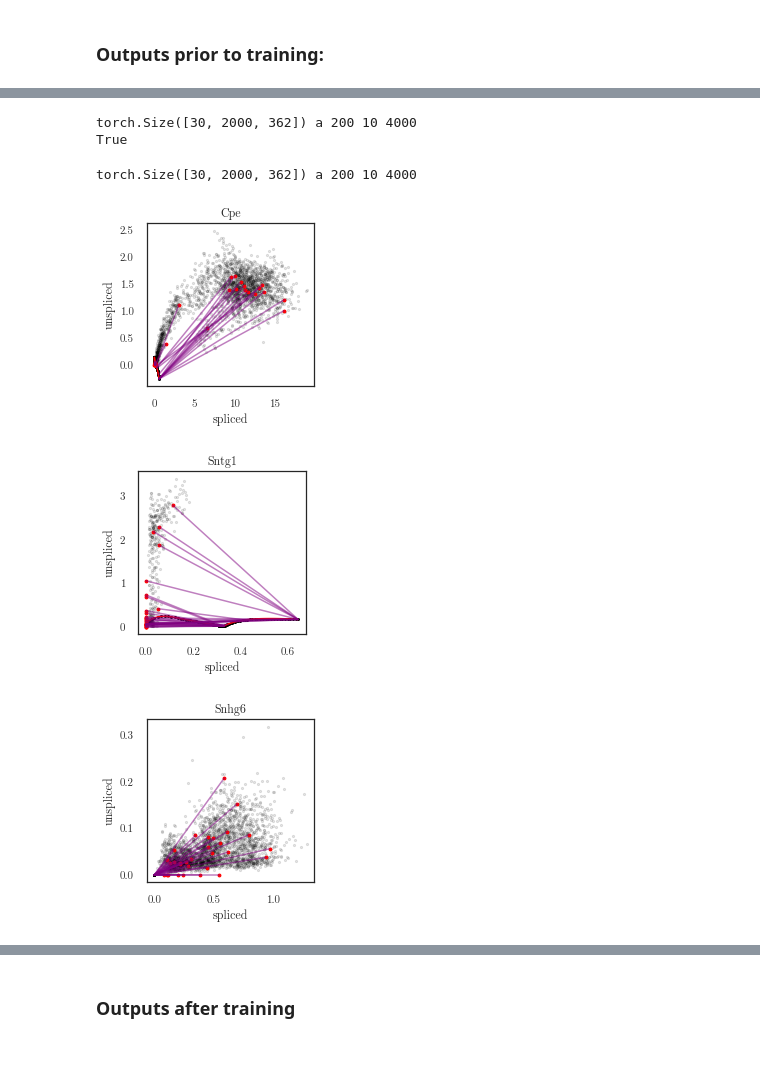
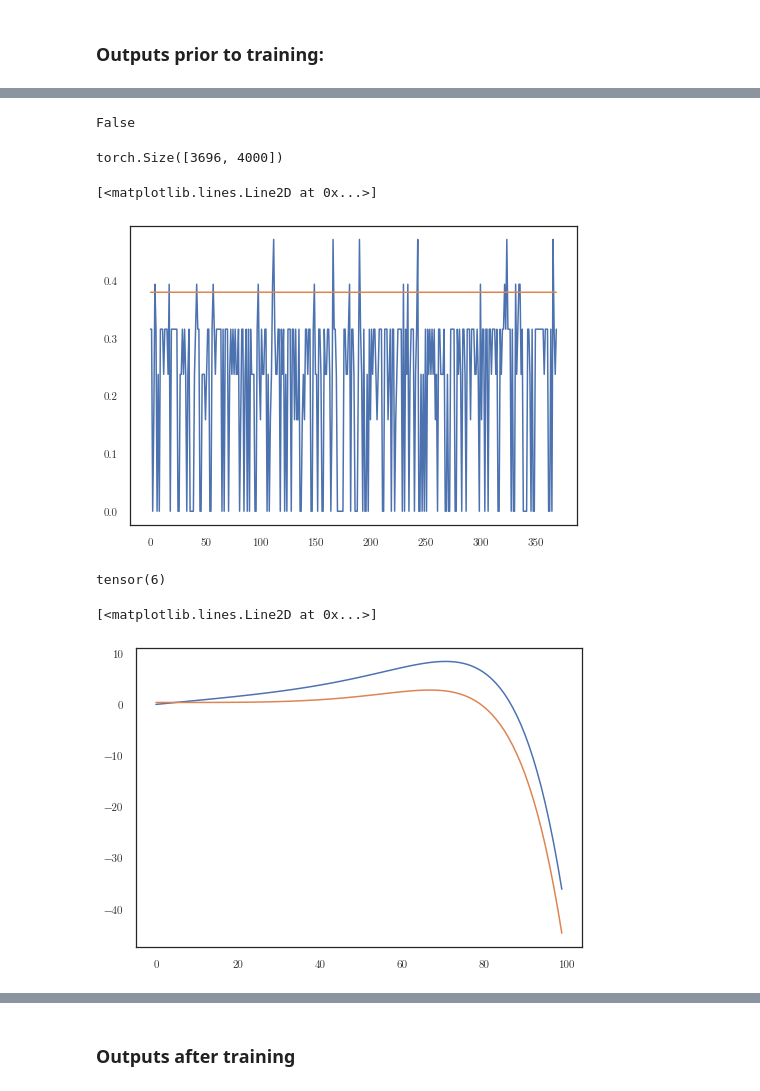
Before and after one commit to mossjacob/alfi, a Jupyter notebook: experiments/rnavelocity/rnavelocity.ipynb, the cells around one changed output, grey strips where cells are left out. Saved outputs shown, nothing was run; the diff lists cells and outputs as text; code cells hidden in the pictures; blank space fills up the shorter version.

```diff
--- a/experiments/rnavelocity/rnavelocity.ipynb
+++ b/experiments/rnavelocity/rnavelocity.ipynb
@@ -175,9 +201,11 @@ lfm.save(savefile)
 # %%
-savefile = './rna-0806'
+savefile = './rna-1106'
+do_save = False
+if do_save:
+    lfm.save(savefile)
 
-do_load = True
+do_load = False
 if do_load:
-    lfm_kwargs = dict(num_training_points=num_cells)
     lfm = RNAVelocityLFM.load(savefile,
                               gp_model=gp_model,
                               lfm_args=[lfm.num_outputs, config],
@@ -188,20 +216,30 @@ if do_load:
     trainer = EMTrainer(lfm, [optimizer], dataset, batch_size=4000)
 print(do_load)
 # %% [output]
-torch.Size([30, 2000, 362]) a 200 10 4000
-True
+False
-# %%
-#0, -3 15
-#0 -2 0 3
-lfm(lfm.timepoint_choices, step_size=step_size)
-
-# plotter.plot_outputs(t_predict, replicate=0, t_scatter=t_observed,y_scatter=dataset.m_observed, model_kwargs=model_kwargs);
-# plotter.plot_latents(t_predict, ylim=(-1, 3), plot_barenco=True, plot_inducing=False)
-
-for i in [cpe_index] + list(range(0, 2)):
-    print_scatter(cells, i, num_connections=30)
-# %% [output]
-torch.Size([30, 2000, 362]) a 200 10 4000
-[figure, removed]
-[figure, removed]
-[figure, removed]
+# %%
+#0, -3 15
+#0 -2 0 3
+out = lfm(lfm.timepoint_choices, step_size=step_size)
+print(out.mean.shape)
+out = out.mean.t().detach()
+u_out = out[:2000].squeeze()
+s_out = out[2000:].squeeze()
+plt.plot(u_out[cpe_index, ::10])
+plt.plot(-s_out[cpe_index, ::10] + 0.38)
+# plt.plot(s_out[cpe_index, ::10], u_out[cpe_index, ::10])
+# plt.plot(s_out[cpe_index, ::10])
+# %% [output]
+torch.Size([3696, 4000])
+[<matplotlib.lines.Line2D at 0x...>]
+[figure, added]
+# %%
+print(lfm.time_assignments_indices.max())
+u_out = lfm.current_trajectory[:2000].detach()
+s_out = lfm.current_trajectory[2000:].detach()
+plt.plot(u_out[cpe_index])
+plt.plot(-s_out[cpe_index] + 0.38)
+# %% [output]
+tensor(6)
+[<matplotlib.lines.Line2D at 0x...>]
+[figure, added]
```
Also changed, not shown: parts of 18 cells of this notebook, 2 other files.
